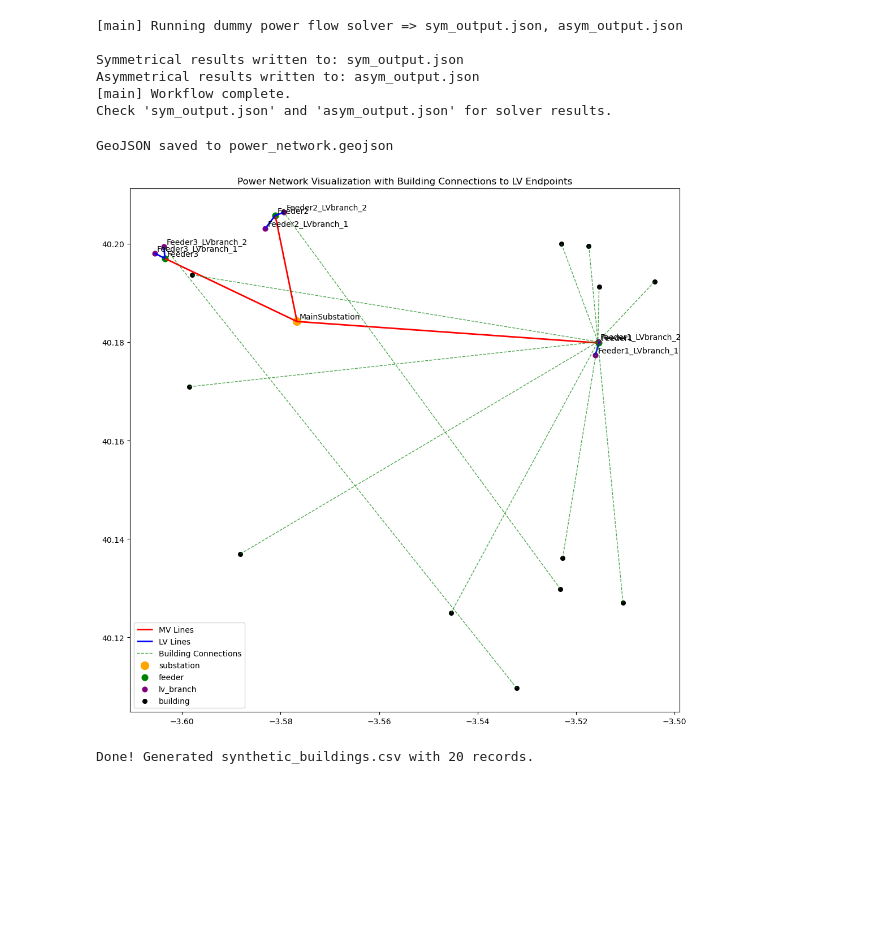
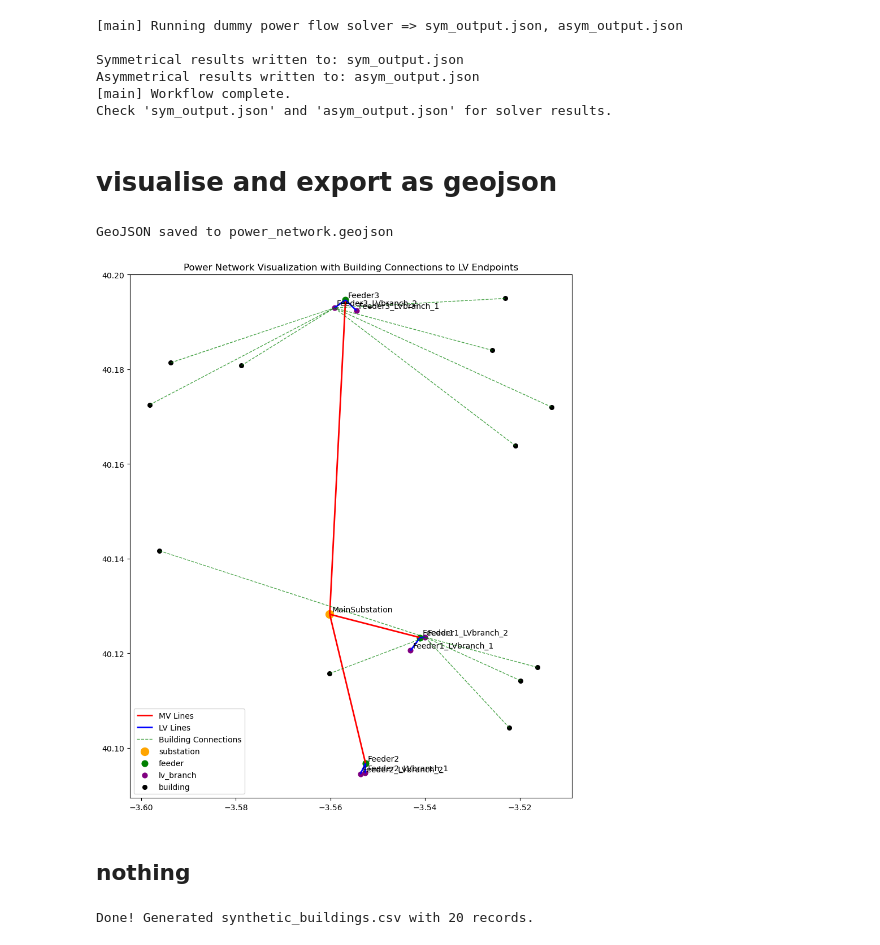
Before and after one commit to amin-jalilzadeh-tu/QU, a Jupyter notebook: Untitled-2.ipynb, the cells around one changed output. Drawn from its saved outputs; the diff is of its cells as text; code cells hidden in the pictures; blank space fills up the shorter version.

```diff
--- a/Untitled-2.ipynb
+++ b/Untitled-2.ipynb
@@ -335,6 +339,8 @@ Symmetrical results written to: sym_output.json
 Asymmetrical results written to: asym_output.json
 [main] Workflow complete.
 Check 'sym_output.json' and 'asym_output.json' for solver results.
+# %% [markdown]
+# visualise and export as geojson
 # %%
 import pandas as pd
 import geopandas as gpd
@@ -346,7 +352,7 @@ import json
 # Function to read CSV files
 def read_csv_files():
     lines = pd.read_csv('lines_demo.csv')
-    feeders = pd.read_csv('feeders_demo.csv')
+    feeders = pd.read_csv('feeders.csv')
     buildings = pd.read_csv('buildings_demo.csv')
     assignments = pd.read_csv('building_assignments.csv')
 
@@ -595,34 +601,36 @@ def visualize_network(geojson):
 
     # Customize plot
     ax.set_title('Power Network Visualization with Building Connections to LV Endpoints')
     ax.legend()
     plt.tight_layout()
     plt.savefig('power_network_visualization.png', dpi=300)
     plt.show()
 
 def main():
     # Read CSV files
     lines, feeders, buildings, assignments = read_csv_files()
 
     # Create node dictionary with coordinates
     node_dict = create_node_dict(lines, feeders, buildings)
 
     # Create GeoJSON features
     node_features = create_node_features(node_dict)
     line_features = create_line_features(lines, node_dict)
     building_connection_features = create_building_connection_features(assignments, node_dict, lines)
 
     # Create and save GeoJSON
     geojson = create_geojson(node_features, line_features, building_connection_features)
 
     # Visualize the network
     visualize_network(geojson)
 
 if __name__ == "__main__":
     main()
 # %% [output]
 GeoJSON saved to power_network.geojson
-[figure, old version]
+[figure, new version]
+# %% [markdown]
+## nothing
 # %%
 import csv
 import random
```
Also changed, not shown: parts of 2 cells of this notebook, 15 other files.
